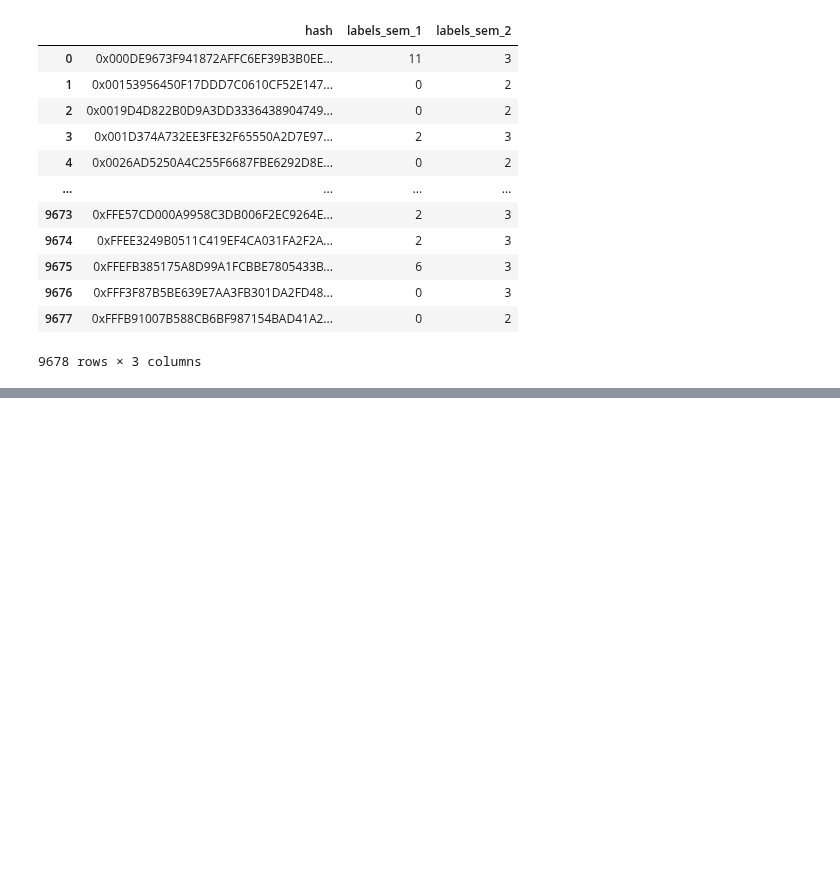
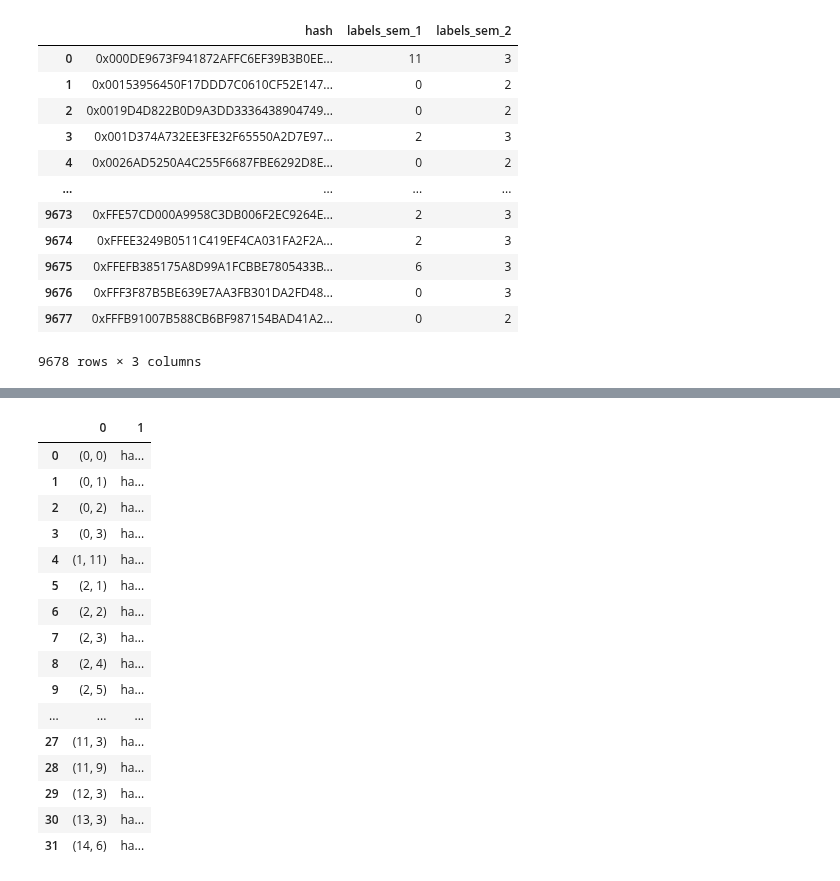
Before and after one commit to Maksimka9/clustering, a Jupyter notebook: main.ipynb, the cells around one changed output, grey strips where cells are left out. Drawn from its saved outputs; the diff is of its cells as text; code cells hidden in the pictures; blank space fills up the shorter version.

```diff
--- a/main.ipynb
+++ b/main.ipynb
@@ -322,0 +338,21 @@ TypeError: ignored
+# %%
+group_df = pd.DataFrame(compare_labels_df.groupby(['labels_sem_1', 'labels_sem_2']))
+group_df
+# %% [output]
+|  | 0 | 1 |
+| 0 | (0, 0) | ha... |
+| 1 | (0, 1) | ha... |
+| 2 | (0, 2) | ha... |
+| 3 | (0, 3) | ha... |
+| 4 | (1, 11) | ha... |
+| 5 | (2, 1) | ha... |
+| 6 | (2, 2) | ha... |
+| 7 | (2, 3) | ha... |
+| 8 | (2, 4) | ha... |
+| 9 | (2, 5) | ha... |
+| ... | ... | ... |
+| 27 | (11, 3) | ha... |
+| 28 | (11, 9) | ha... |
+| 29 | (12, 3) | ha... |
+| 30 | (13, 3) | ha... |
+| 31 | (14, 6) | ha... |
```
Also changed, not shown: parts of 2 cells of this notebook.
